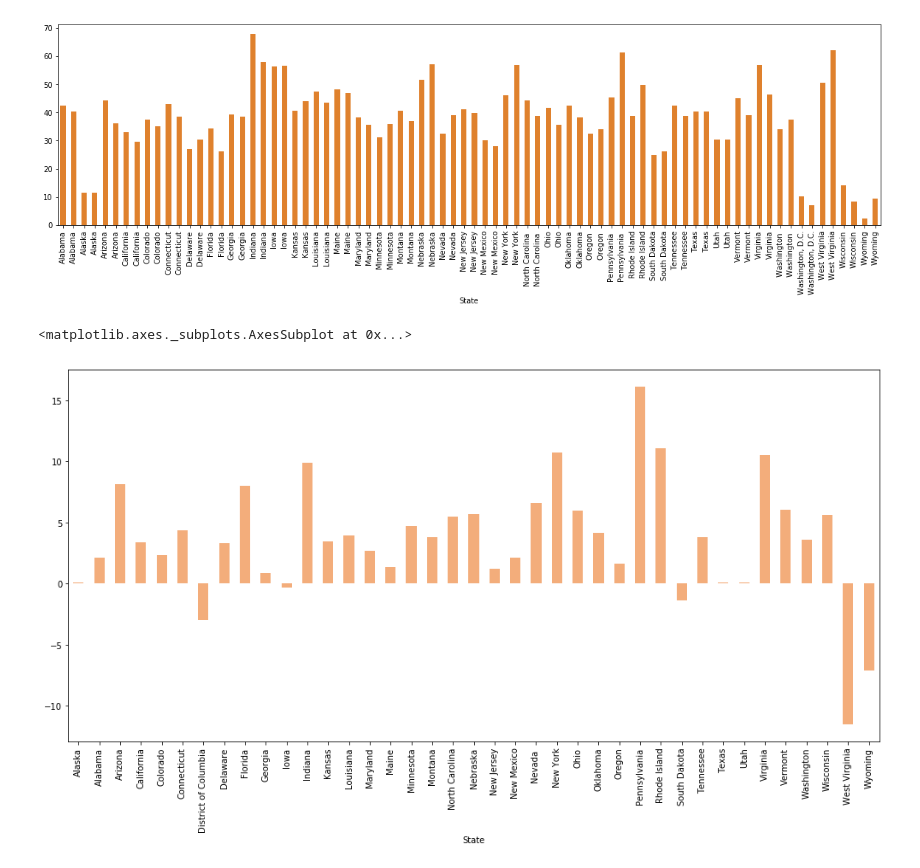
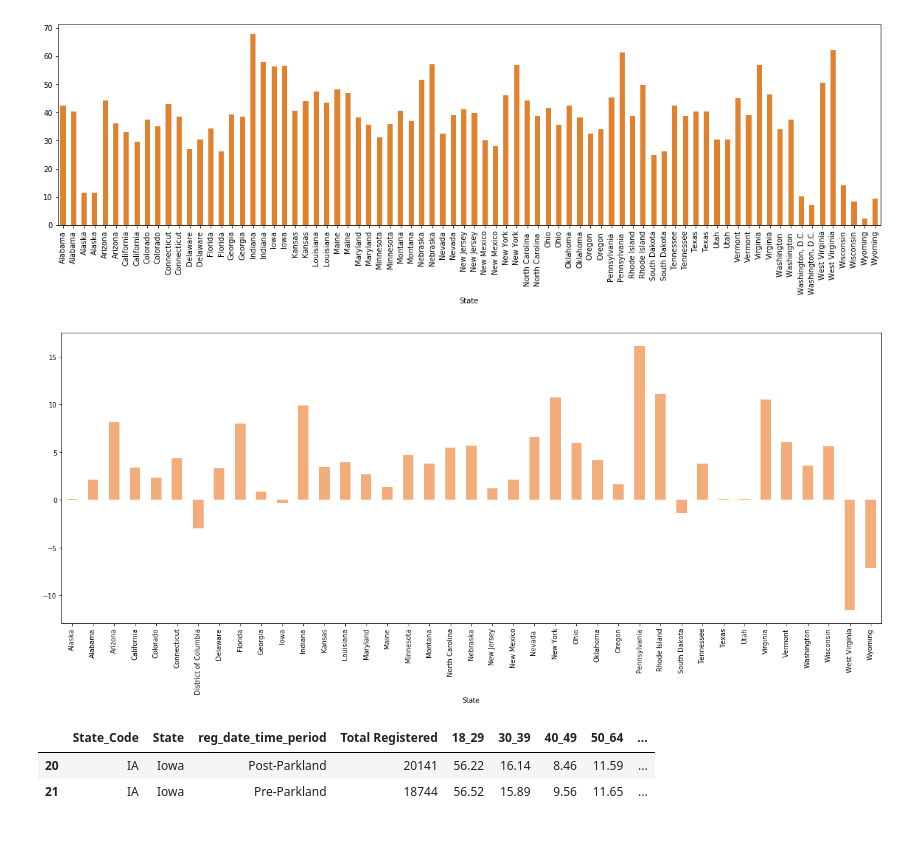
Before and after one commit to linleysanders/data-studio, a Jupyter notebook: Code/03-youth-vote/Youth Vote.ipynb, the cells around one changed output. Saved outputs shown, nothing was run; the diff lists cells and outputs as text; code cells hidden in the pictures; blank space fills up the shorter version.

```diff
--- a/Code/03-youth-vote/Youth Vote.ipynb
+++ b/Code/03-youth-vote/Youth Vote.ipynb
@@ -94,7 +95,19 @@ df.sort_values(by='State', ascending=True).plot(kind='bar', x='State', y='18_29'
 [figure]
 # %%
 pct_change = pd.read_csv("percent_change.csv")
-pct_change.plot(kind='bar', x='State', y='Percent_Change', figsize=(17, 8), legend=False, color='#F3AD7B')
+pct_change.plot(kind='bar', x='State', y='Percent_Change', figsize=(22, 8), legend=False, color='#F3AD7B')
+
+import matplotlib
+matplotlib.rcParams['pdf.fonttype'] = 42
+matplotlib.rcParams['ps.fonttype'] = 42
+plt.savefig("youth_change_wide.pdf")
+plt.show()
 # %% [output]
-<matplotlib.axes._subplots.AxesSubplot at 0x...>
-[figure, old version]
+[figure, new version]
+# %%
+iowa = df[(df['State']=='Iowa')]
+iowa_pp =
+# %% [output]
+|  | State_Code | State | reg_date_time_period | Total Registered | 18_29 | 30_39 | 40_49 | 50_64 | ... |
+| 20 | IA | Iowa | Post-Parkland | 20141 | 56.22 | 16.14 | 8.46 | 11.59 | ... |
+| 21 | IA | Iowa | Pre-Parkland | 18744 | 56.52 | 15.89 | 9.56 | 11.65 | ... |
```
Also changed, not shown: parts of 6 cells of this notebook, 13 other files.
